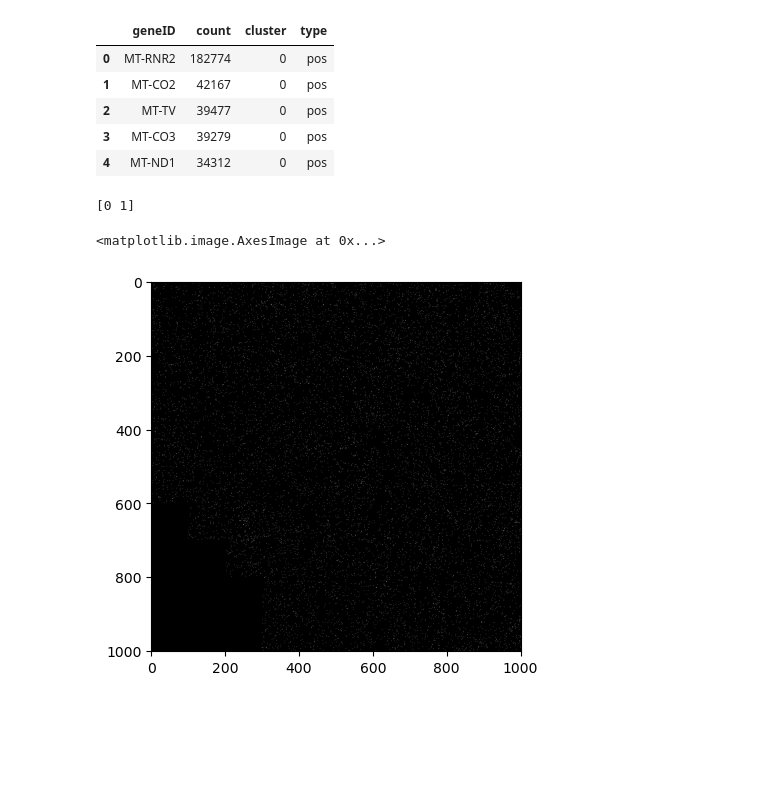
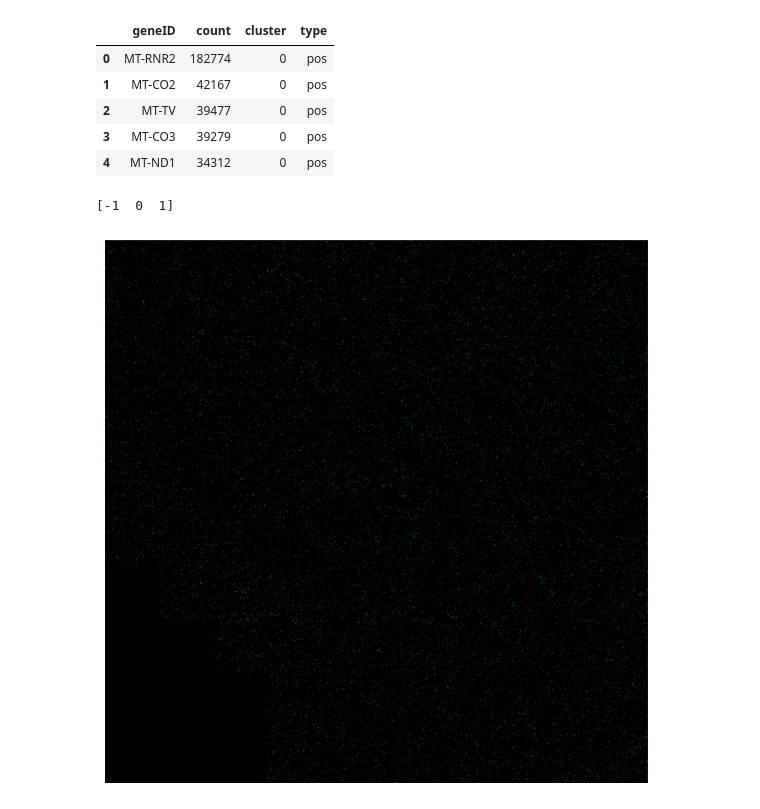
Before and after one commit to brigbrog/SpatialSegmentation, a Jupyter notebook: benchmarking/workflow_tester.ipynb, the cells around one changed output. Drawn from its saved outputs; the diff is of its cells as text; code cells hidden in the pictures; blank space fills up the shorter version.

Commit message:
Created TIFF export for rgb indicator mask

```diff
--- a/benchmarking/workflow_tester.ipynb
+++ b/benchmarking/workflow_tester.ipynb
@@ -38,14 +42,24 @@ comparatorTester = Comparator(
 #neg_indic_mask = comparatorTester.create_indicator_mask(xrange = x_win,
 #                                                        yrange = y_win,
 #                                                        indicators = indicatorTester.create_indicator_dict(indicatorTester.negative_indicators))
-pos_indic_mask = comparatorTester.create_indicator_mask(xrange = x_win,
+indic_mask = comparatorTester.create_indicator_mask(xrange = x_win,
                                                         yrange = y_win,
-                                                        indicators = indicatorTester.create_indicator_dict(indicatorTester.positive_indicators))
-print(np.unique(pos_indic_mask))
+                                                        indicators = indicatorTester.create_indicator_dict(indicatorTester.indicators))
+print(np.unique(indic_mask))
 # %% [output]
-[0 1]
+[-1  0  1]
-# %%
-plt.imshow(pos_indic_mask, cmap='gray')
-# %% [output]
-<matplotlib.image.AxesImage at 0x...>
-[figure, removed]
+# %%
+rgb = comparatorTester.rgb_indicator_mask(indic_mask)
+# %%
+plt.figure(figsize=(6, 6), dpi=100)
+plt.imshow(rgb)
+plt.axis('off')  # Remove axes
+
+# Save the plot to a TIFF file
+plt.subplots_adjust(left=0, right=1, top=1, bottom=0)  # Remove borders
+plt.savefig('/Users/brianbrogan/Desktop/KI24/figures/rgb_indicator_test1.tiff', dpi=100, format='tiff', bbox_inches='tight', pad_inches=0)
+
+# Optionally display the image
+plt.show()
+# %% [output]
+[figure, added]
```
Also changed, not shown: parts of 1 cell of this notebook, 1 other file.
